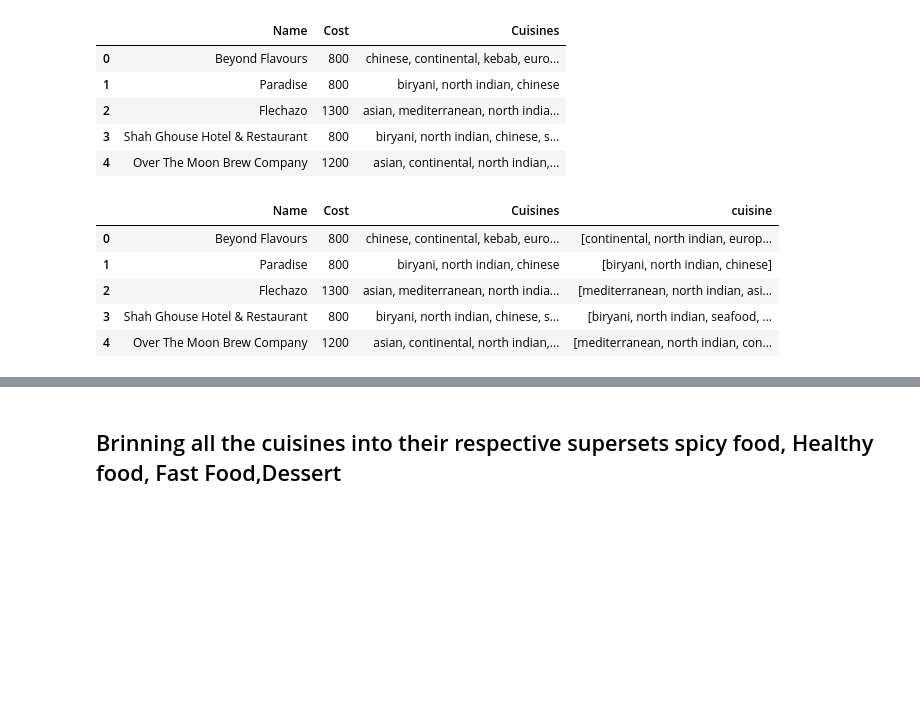
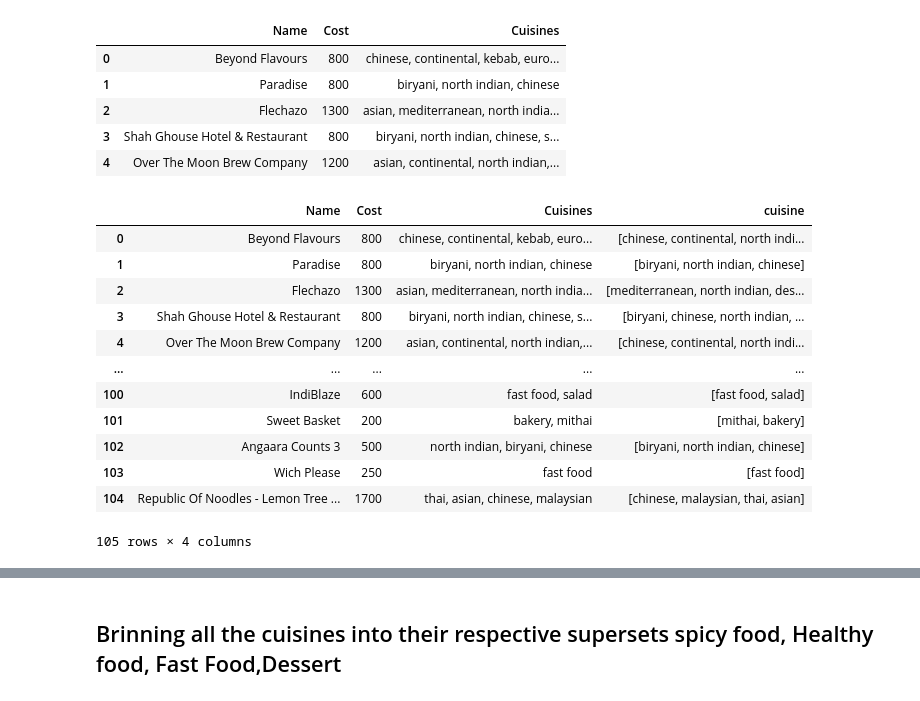
Before and after one commit to prabindebnath25/Zomato_Restaurant_Clustering_And_Sentiment_Analysis, a Jupyter notebook: Zomato_Restaurant_Clustering_and_Sentiment_Analysis.ipynb, the cells around one changed output, grey strips where cells are left out. Drawn from its saved outputs; the diff is of its cells as text; code cells hidden in the pictures; blank space fills up the shorter version.

```diff
--- a/Zomato_Restaurant_Clustering_and_Sentiment_Analysis.ipynb
+++ b/Zomato_Restaurant_Clustering_and_Sentiment_Analysis.ipynb
@@ -597,10 +601,10 @@ meta_df.head()
 | 2 | Flechazo | https://www.zomato.com/hyderabad/... | 1300 | Great Buffets, Hyderabad's Hottest | Asian, Mediterranean, North India... | 11:30 AM to 4:30 PM, 6:30 PM to 1... | [Asian, Mediterranean, North Indi... | 4 |
 | 3 | Shah Ghouse Hotel & Restaurant | https://www.zomato.com/hyderabad/... | 800 | Late Night Restaurants | Biryani, North Indian, Chinese, S... | 12 Noon to 2 AM | [Biryani, North Indian, Chinese, ... | 5 |
 | 4 | Over The Moon Brew Company | https://www.zomato.com/hyderabad/... | 1200 | Best Bars & Pubs, Food Hygiene Ra... | Asian, Continental, North Indian,... | 12noon to 11pm (Mon, Tue, Wed, Th... | [Asian, Continental, North Indian... | 5 |
-# %%
-meta_df['Cuisines'] = meta_df['Cuisines'].apply(lambda x: x.lower())
 # %%
 cuisine_df = meta_df[['Name','Cost','Cuisines']]
+# %%
+cuisine_df['Cuisines'] = cuisine_df['Cuisines'].apply(lambda x: x.lower())
 # %%
 cuisine_df.head()
 # %% [output]
@@ -618,14 +622,21 @@ def cuisine_list(cuisines):
 # %%
 cuisine_df['cuisine']=cuisine_df['Cuisines'].apply(lambda x : cuisine_list(x))
 # %%
-cuisine_df.head()
+cuisine_df
 # %% [output]
 |  | Name | Cost | Cuisines | cuisine |
-| 0 | Beyond Flavours | 800 | chinese, continental, kebab, euro... | [continental, north indian, europ... |
+| 0 | Beyond Flavours | 800 | chinese, continental, kebab, euro... | [chinese, continental, north indi... |
 | 1 | Paradise | 800 | biryani, north indian, chinese | [biryani, north indian, chinese] |
-| 2 | Flechazo | 1300 | asian, mediterranean, north india... | [mediterranean, north indian, asi... |
-| 3 | Shah Ghouse Hotel & Restaurant | 800 | biryani, north indian, chinese, s... | [biryani, north indian, seafood, ... |
-| 4 | Over The Moon Brew Company | 1200 | asian, continental, north indian,... | [mediterranean, north indian, con... |
+| 2 | Flechazo | 1300 | asian, mediterranean, north india... | [mediterranean, north indian, des... |
+| 3 | Shah Ghouse Hotel & Restaurant | 800 | biryani, north indian, chinese, s... | [biryani, chinese, north indian, ... |
+| 4 | Over The Moon Brew Company | 1200 | asian, continental, north indian,... | [chinese, continental, north indi... |
+| ... | ... | ... | ... | ... |
+| 100 | IndiBlaze | 600 | fast food, salad | [fast food, salad] |
+| 101 | Sweet Basket | 200 | bakery, mithai | [mithai, bakery] |
+| 102 | Angaara Counts 3 | 500 | north indian, biryani, chinese | [biryani, north indian, chinese] |
+| 103 | Wich Please | 250 | fast food | [fast food] |
+| 104 | Republic Of Noodles - Lemon Tree ... | 1700 | thai, asian, chinese, malaysian | [chinese, malaysian, thai, asian] |
+105 rows × 4 columns
 # %%
 # Transform each element of a list-like to a row
 cuisine_df=cuisine_df.explode('cuisine')
```
Also changed, not shown: parts of 42 cells of this notebook.
